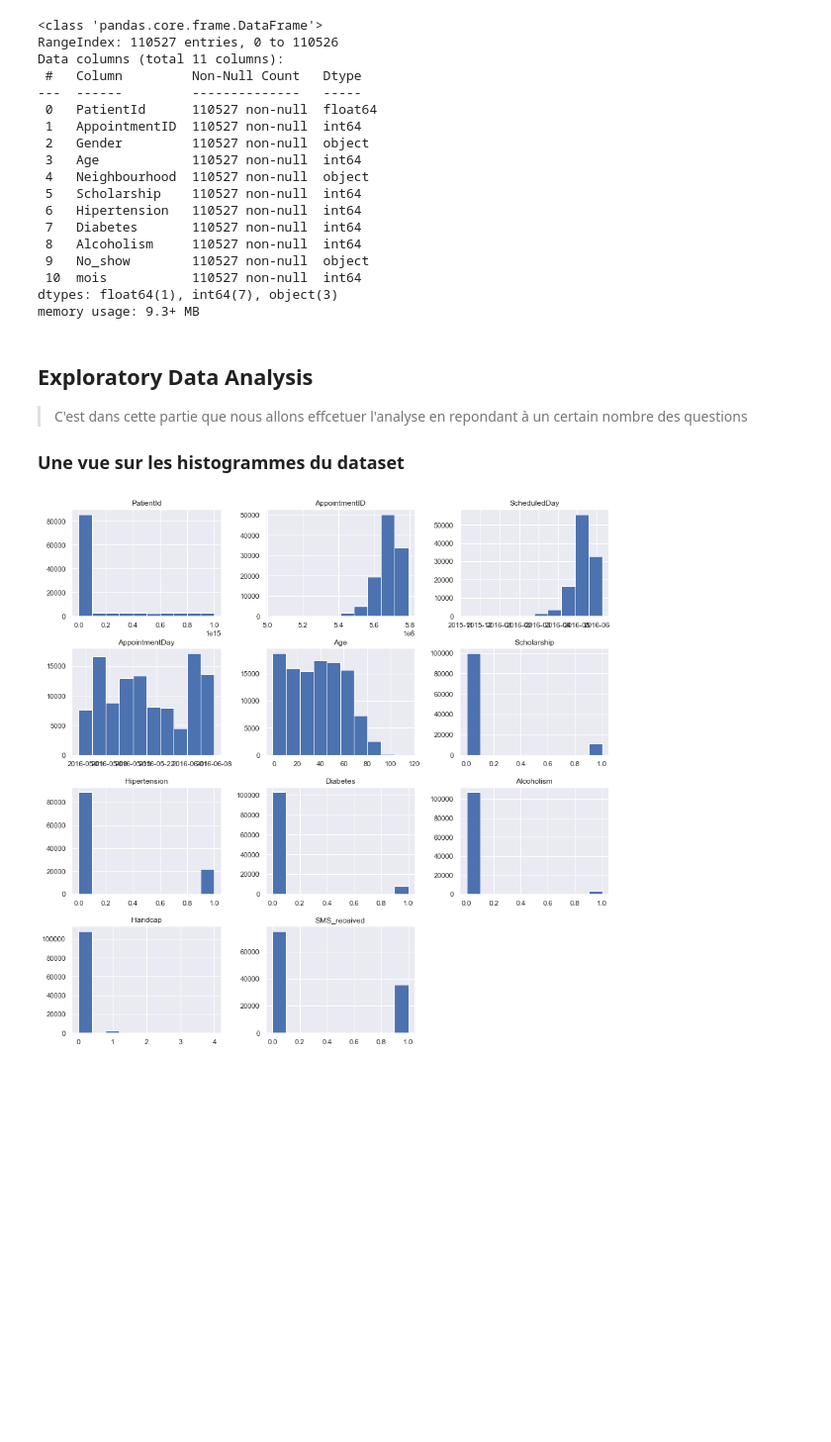
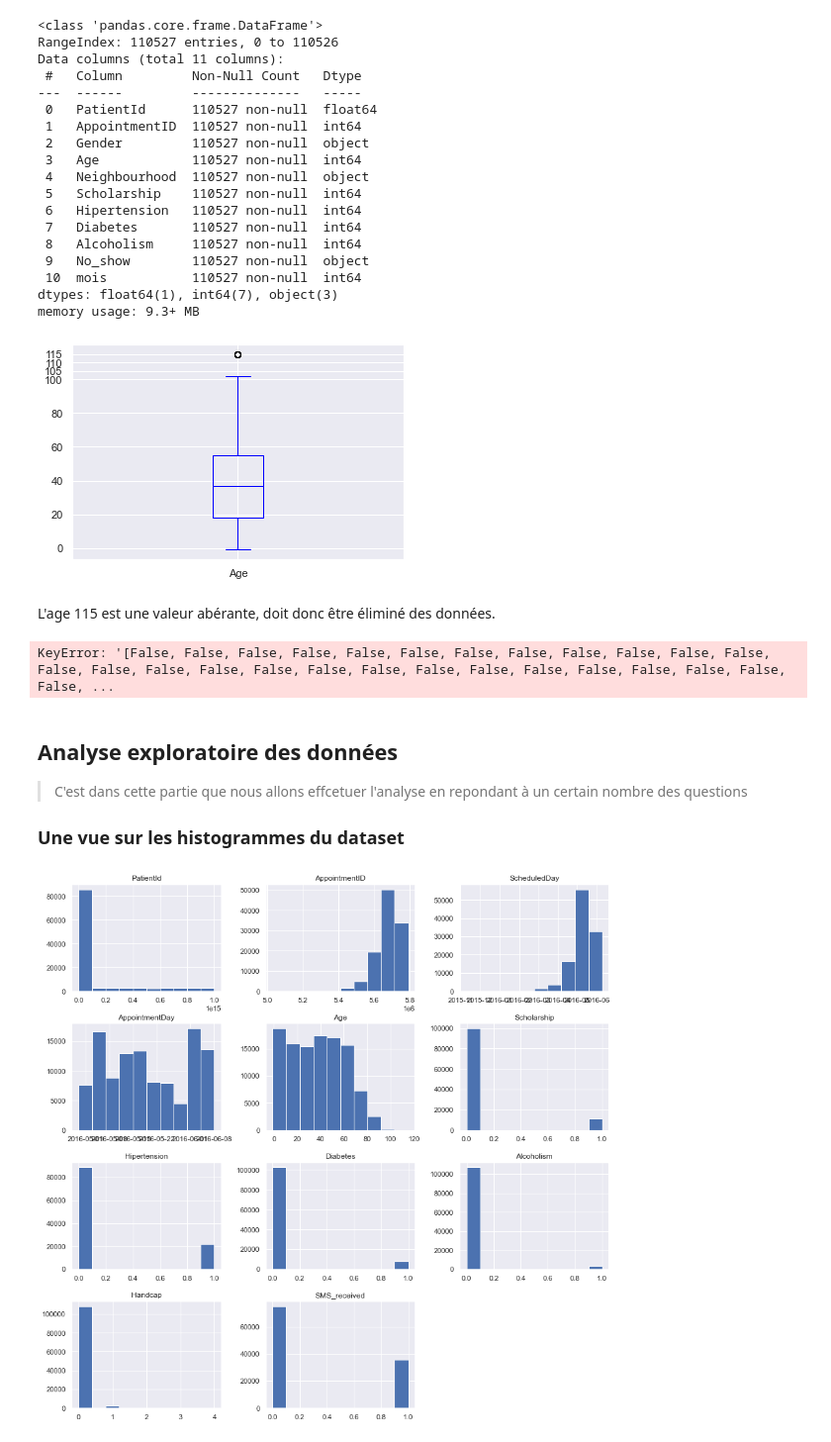
Before and after one commit to bachirGithub/No-show-appointments, a Jupyter notebook: investigate-a-dataset-template.ipynb, the cells around one changed output. Shown at 99% size. Drawn from its saved outputs; the diff is of its cells as text; code cells hidden in the pictures; blank space fills up the shorter version.

```diff
--- a/investigate-a-dataset-template.ipynb
+++ b/investigate-a-dataset-template.ipynb
@@ -206,9 +208,20 @@ Data columns (total 11 columns):
  10  mois           110527 non-null  int64
 dtypes: float64(1), int64(7), object(3)
 memory usage: 9.3+ MB
+# %%
+df_1.boxplot(column='Age', color="blue")
+plt.yticks([0,20,40,60,80,100,105,110,115]);
+# %% [output]
+[figure, added]
+# %% [markdown]
+L'age 115 est une valeur abérante, doit donc être éliminé des données.
+# %%
+df_1.drop(df_1["Age"]==115, axis=1)
+# %% [output]
+KeyError: '[False, False, False, False, False, False, False, False, False, False, False, False, False, False, False, False, False, False, False, False, False, False, False, False, False, False, False, ...
 # %% [markdown]
 <a id='eda'></a>
-## Exploratory Data Analysis
+## Analyse exploratoire des données
 
 > C'est dans cette partie que nous allons effcetuer l'analyse en repondant à un certain nombre des questions
 
```
Also changed, not shown: parts of 32 cells of this notebook.
